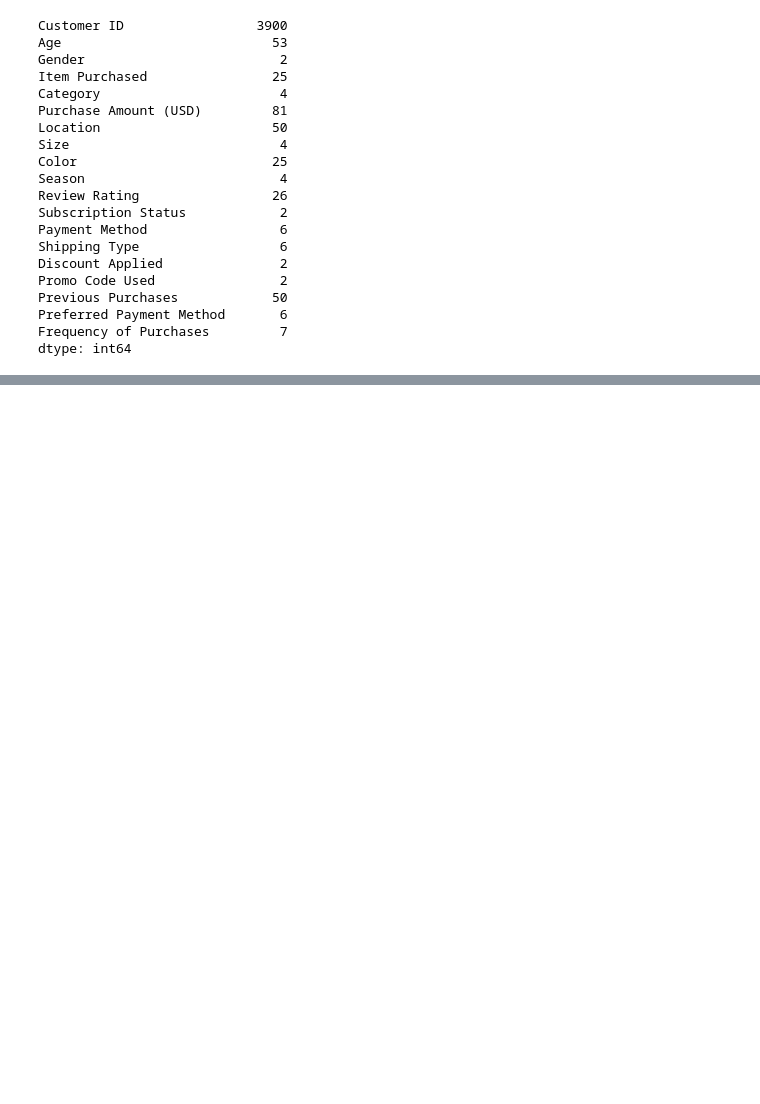
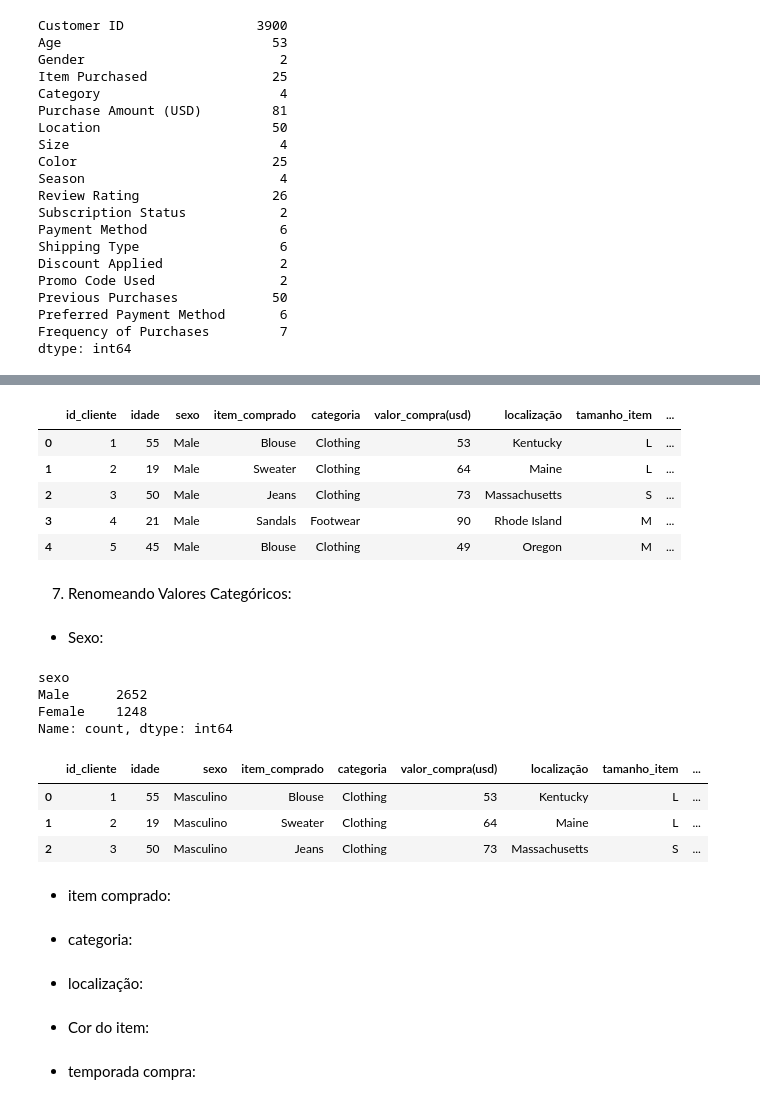
Before and after one commit to micaellimaj/Projeto_Dev_Python, a Jupyter notebook: projeto.ipynb, the cells around one changed output, grey strips where cells are left out. Drawn from its saved outputs; the diff is of its cells as text; code cells hidden in the pictures; blank space fills up the shorter version.

Commit message:
Renomeando valores

```diff
--- a/projeto.ipynb
+++ b/projeto.ipynb
@@ -112,2 +43,2 @@ dataset = "C:\\Users\\Nando\OneDrive\Documentos\Datasets/shopping_trends.csv"
 # %%
-dataset = "C:\\Users\\micae\OneDrive\Documentos\Datasets/shopping_trends.csv"
+dataset = r'C:\Users\micae\OneDrive\Documentos\GitHub\Projeto_Dev_Python\archive (2)\shopping_trends.csv'
@@ -207,0 +241,48 @@ Name: Gender, Length: 3900, dtype: object
+# %%
+df = df.rename(
+    columns = {
+      'Customer ID': 'Id_cliente',
+      'Age': 'Idade',
+      'Gender': 'Sexo',
+      'Item Purchased': 'Item_Comprado',
+      'Category': 'Categoria',
+      'Purchase Amount (USD)': 'Valor_Compra(USD)',
+      'Location': 'Localização',
+      'Size': 'Tamanho_item',
+      'Color': 'Cor_Item',
+      'Season': 'Temporada_Compra',
+      'Review Rating': 'Classificação_cliente_compra',
+      'Subscription Status': 'Assinatura_Cliente',
+      'Payment Method': 'Método_Pagamento',
+      'Shipping Type': 'Tipo_Envio_Cliente',
+      'Discount Applied': 'Desconto_Compra',
+      'Promo Code Used': 'Código_Promocional',
+      'Previous Purchases': 'Transações_Concluidas_Cliente',
+      'Preferred Payment Method': 'Preferência_Método_Pagamento',
+      'Frequency of Purchases': 'Frequência_Compras_Cliente'
+    }
+)
+
+for col in df.columns:
+    df = df.rename(columns={col: col.lower()})
+# %%
+df.head(5)
+# %% [output]
+|  | id_cliente | idade | sexo | item_comprado | categoria | valor_compra(usd) | localização | tamanho_item | ... |
+| 0 | 1 | 55 | Male | Blouse | Clothing | 53 | Kentucky | L | ... |
+| 1 | 2 | 19 | Male | Sweater | Clothing | 64 | Maine | L | ... |
+| 2 | 3 | 50 | Male | Jeans | Clothing | 73 | Massachusetts | S | ... |
+| 3 | 4 | 21 | Male | Sandals | Footwear | 90 | Rhode Island | M | ... |
+| 4 | 5 | 45 | Male | Blouse | Clothing | 49 | Oregon | M | ... |
+# %% [markdown]
+7. Renomeando Valores Categóricos:
+# %% [markdown]
+* Sexo:
+# %%
+counts = df["sexo"].value_counts()
+counts.head(10)
+# %% [output]
+sexo
+Male      2652
+Female    1248
+Name: count, dtype: int64
@@ -207,0 +295,17 @@ Name: Gender, Length: 3900, dtype: object
+# %%
+df.head(3)
+# %% [output]
+|  | id_cliente | idade | sexo | item_comprado | categoria | valor_compra(usd) | localização | tamanho_item | ... |
+| 0 | 1 | 55 | Masculino | Blouse | Clothing | 53 | Kentucky | L | ... |
+| 1 | 2 | 19 | Masculino | Sweater | Clothing | 64 | Maine | L | ... |
+| 2 | 3 | 50 | Masculino | Jeans | Clothing | 73 | Massachusetts | S | ... |
+# %% [markdown]
+* item comprado:
+# %% [markdown]
+* categoria:
+# %% [markdown]
+* localização:
+# %% [markdown]
+* Cor do item:
+# %% [markdown]
+* temporada compra:
```
Also changed, not shown: parts of 34 cells of this notebook.
